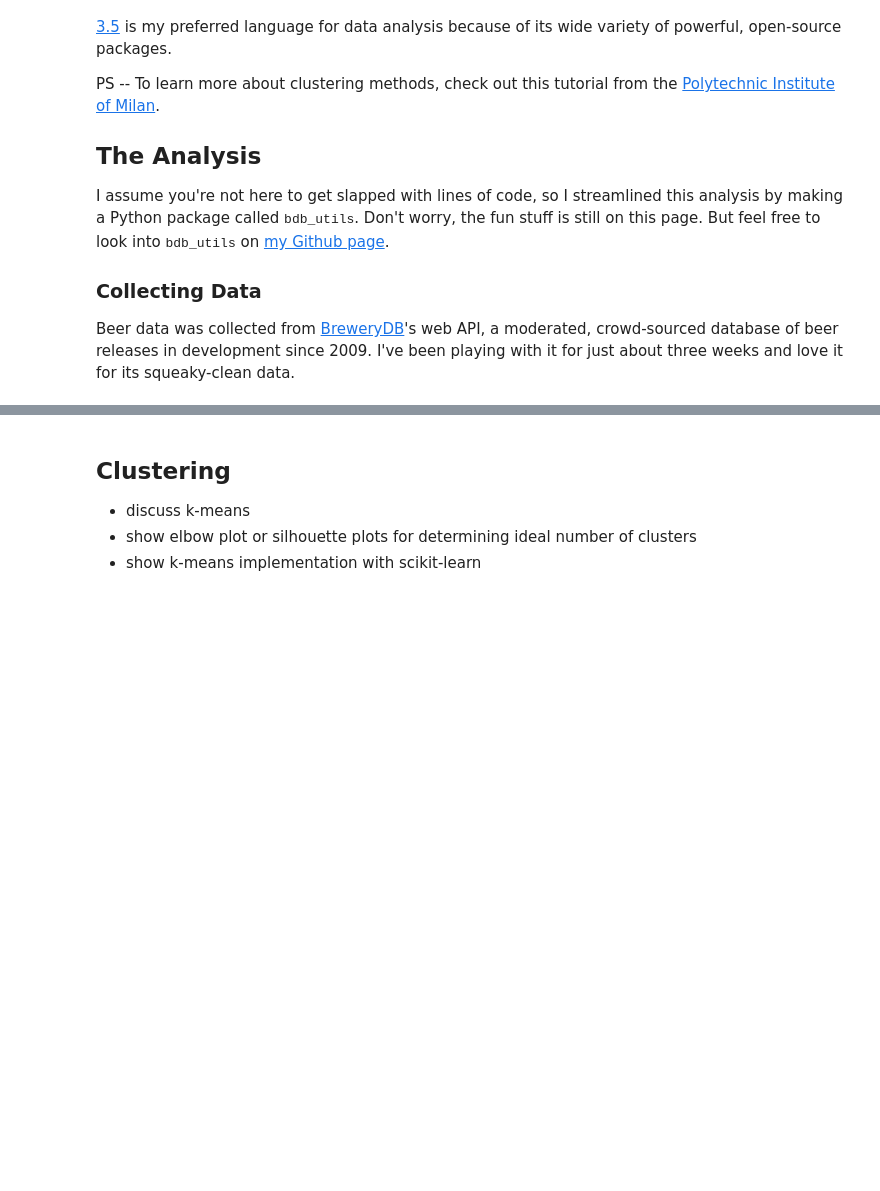
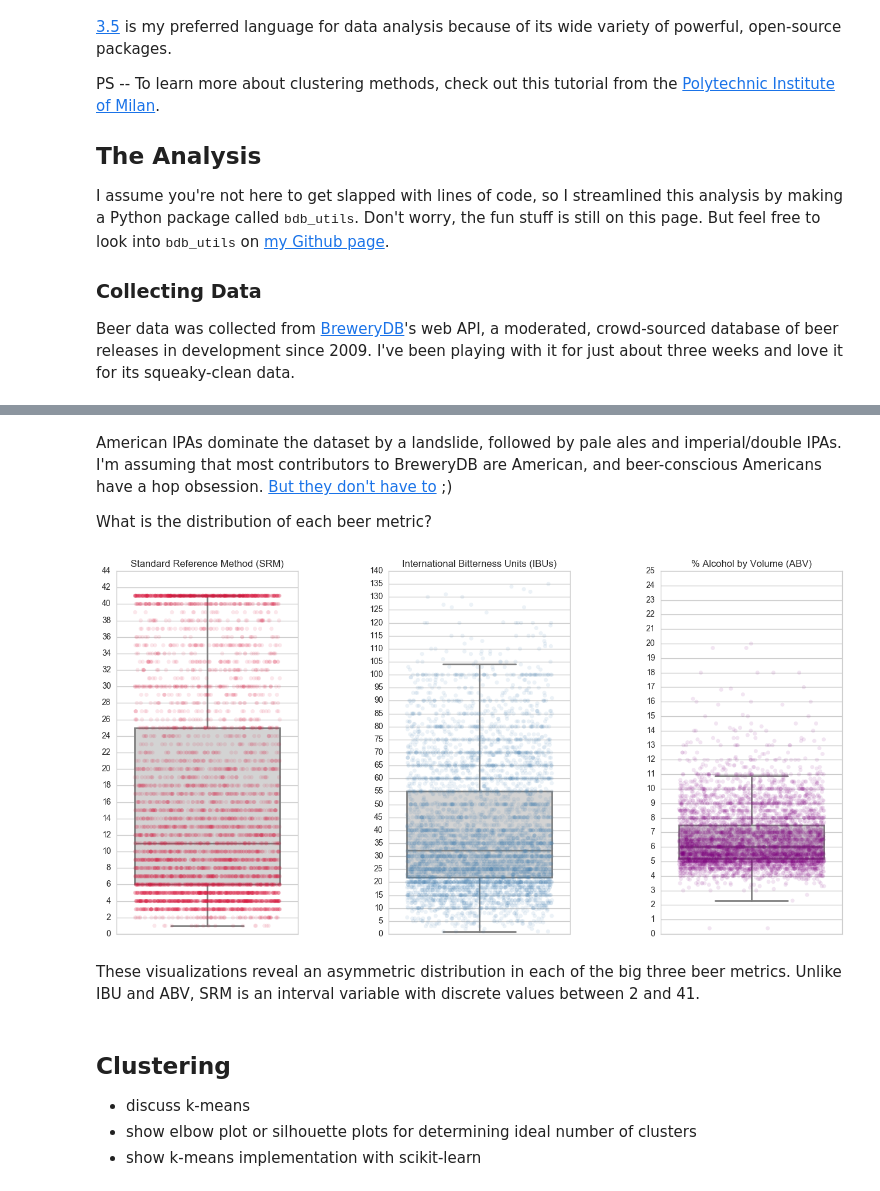
Before and after one commit to mrstepanovic/suds, a Jupyter notebook: beer_clustering.ipynb, the cells around one changed output, grey strips where cells are left out. Drawn from its saved outputs; the diff is of its cells as text; code cells hidden in the pictures; blank space fills up the shorter version.

```diff
--- a/beer_clustering.ipynb
+++ b/beer_clustering.ipynb
@@ -73,3 +73,49 @@ plt.style.available[:5]
+# %% [markdown]
+American IPAs dominate the dataset by a landslide, followed by pale ales and imperial/double IPAs. I'm assuming that most contributors to BreweryDB are American, and beer-conscious Americans have a hop obsession. [But they don't have to](http://www.sfexaminer.com/stop-pretending-like-ipas/) ;)
+
+What is the distribution of each beer metric?
+# %%
+sns.set_style("whitegrid")
+
+fig2, (ax1, ax2, ax3) = plt.subplots(ncols=3, figsize=(16,8))
+fig2.subplots_adjust(wspace=0.5)
+
+for ax in [ax1, ax2, ax3]:
+    ax.yaxis.label.set_visible(False)
+
+def make_boxplot(column, axis, color='lightgray', df=beer_data):
+    sns.boxplot(data=df,
+                y=column,
+                ax=axis,
+                color=color,
+                linewidth=2,
+                width=0.8,
+                showfliers=False)
+
+def make_stripplot(column, axis, color='purple', df=beer_data):
+    sns.stripplot(data=df,
+                  y=column,
+                  ax=axis,
+                  jitter=.4,
+                  color=color,
+                  size=5,
+                  alpha=.1)
+
+ax1.set(ylim=(0, 44), yticks=(np.arange(0, 45, 2)), title="Standard Reference Method (SRM)")
+make_boxplot("SRM", ax1)
+make_stripplot("SRM", ax1, color='crimson')
+
+ax2.set(ylim=(0, 140), yticks=(np.arange(0, 141, 5)), title="International Bitterness Units (IBUs)")
+make_boxplot("IBU", ax2)
+make_stripplot("IBU", ax2, color='steelblue')
+
+ax3.set(ylim=(0, 25), yticks=(np.arange(0, 26, 1)), title="% Alcohol by Volume (ABV)")
+make_boxplot("ABV", ax3)
+make_stripplot("ABV", ax3, color='purple')
+# %% [output]
+[figure, added]
+# %% [markdown]
+These visualizations reveal an asymmetric distribution in each of the big three beer metrics. Unlike IBU and ABV, SRM is an interval variable with discrete values between 2 and 41.
 # %% [markdown]
 ## Clustering
 * discuss k-means
```
Also changed, not shown: parts of 17 cells of this notebook.
